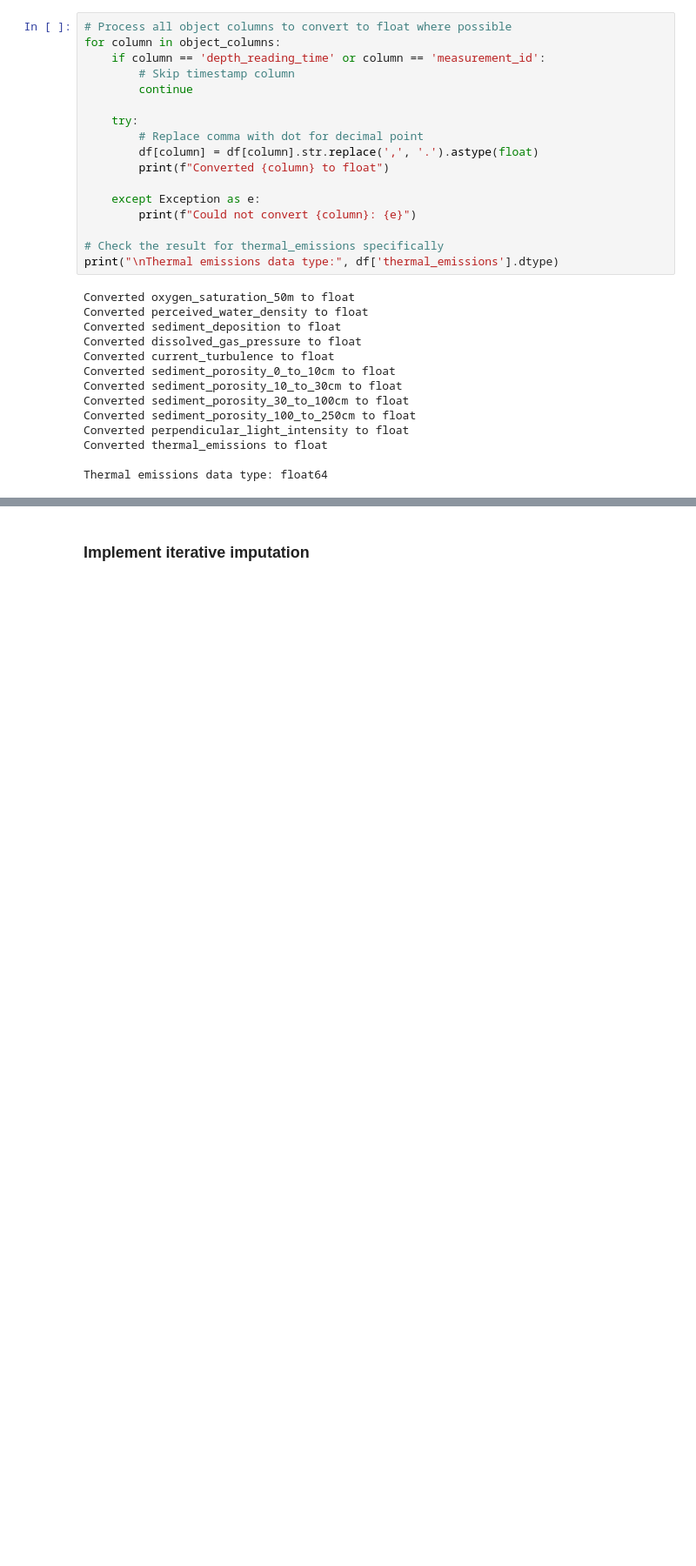
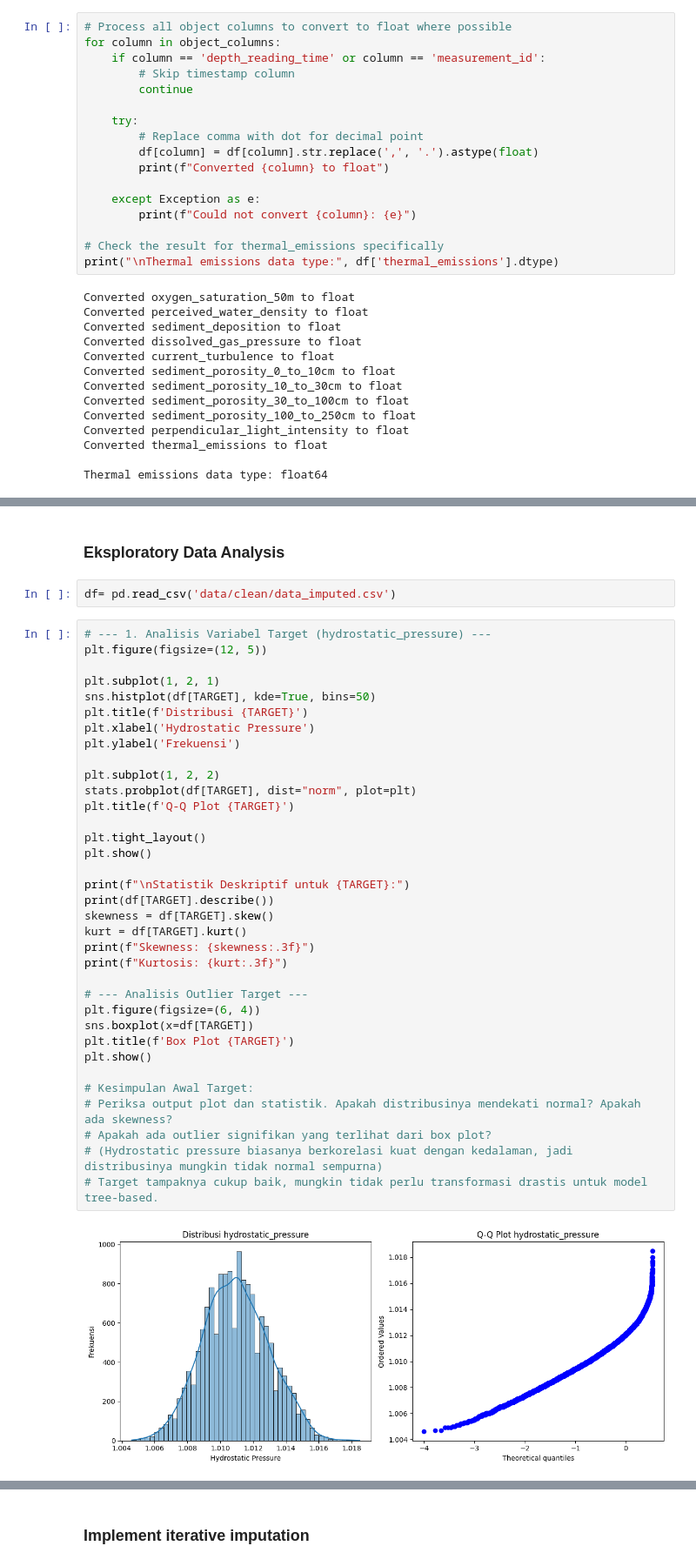
Before and after one commit to maybeitsai/regression-rumble-2025, a Jupyter notebook: NDC_Regression Rumble_Omnipotech.ipynb, the cells around one changed output, grey strips where cells are left out. Shown at 87% size. Cells and saved outputs as stored; diff of their text form; blank space fills up the shorter version.

```diff
--- a/NDC_Regression Rumble_Omnipotech.ipynb
+++ b/NDC_Regression Rumble_Omnipotech.ipynb
@@ -330,0 +374,41 @@ memory usage: 9.4 MB
+# %% [markdown]
+### Eksploratory Data Analysis
+# %%
+df= pd.read_csv('data/clean/data_imputed.csv')
+# %%
+# --- 1. Analisis Variabel Target (hydrostatic_pressure) ---
+plt.figure(figsize=(12, 5))
+
+plt.subplot(1, 2, 1)
+sns.histplot(df[TARGET], kde=True, bins=50)
+plt.title(f'Distribusi {TARGET}')
+plt.xlabel('Hydrostatic Pressure')
+plt.ylabel('Frekuensi')
+
+plt.subplot(1, 2, 2)
+stats.probplot(df[TARGET], dist="norm", plot=plt)
+plt.title(f'Q-Q Plot {TARGET}')
+
+plt.tight_layout()
+plt.show()
+
+print(f"\nStatistik Deskriptif untuk {TARGET}:")
+print(df[TARGET].describe())
+skewness = df[TARGET].skew()
+kurt = df[TARGET].kurt()
+print(f"Skewness: {skewness:.3f}")
+print(f"Kurtosis: {kurt:.3f}")
+
+# --- Analisis Outlier Target ---
+plt.figure(figsize=(6, 4))
+sns.boxplot(x=df[TARGET])
+plt.title(f'Box Plot {TARGET}')
+plt.show()
+
+# Kesimpulan Awal Target:
+# Periksa output plot dan statistik. Apakah distribusinya mendekati normal? Apakah ada skewness?
+# Apakah ada outlier signifikan yang terlihat dari box plot?
+# (Hydrostatic pressure biasanya berkorelasi kuat dengan kedalaman, jadi distribusinya mungkin tidak normal sempurna)
+# Target tampaknya cukup baik, mungkin tidak perlu transformasi drastis untuk model tree-based.
+# %% [output]
+[figure, added]
```
Also changed, not shown: parts of 24 cells of this notebook.
